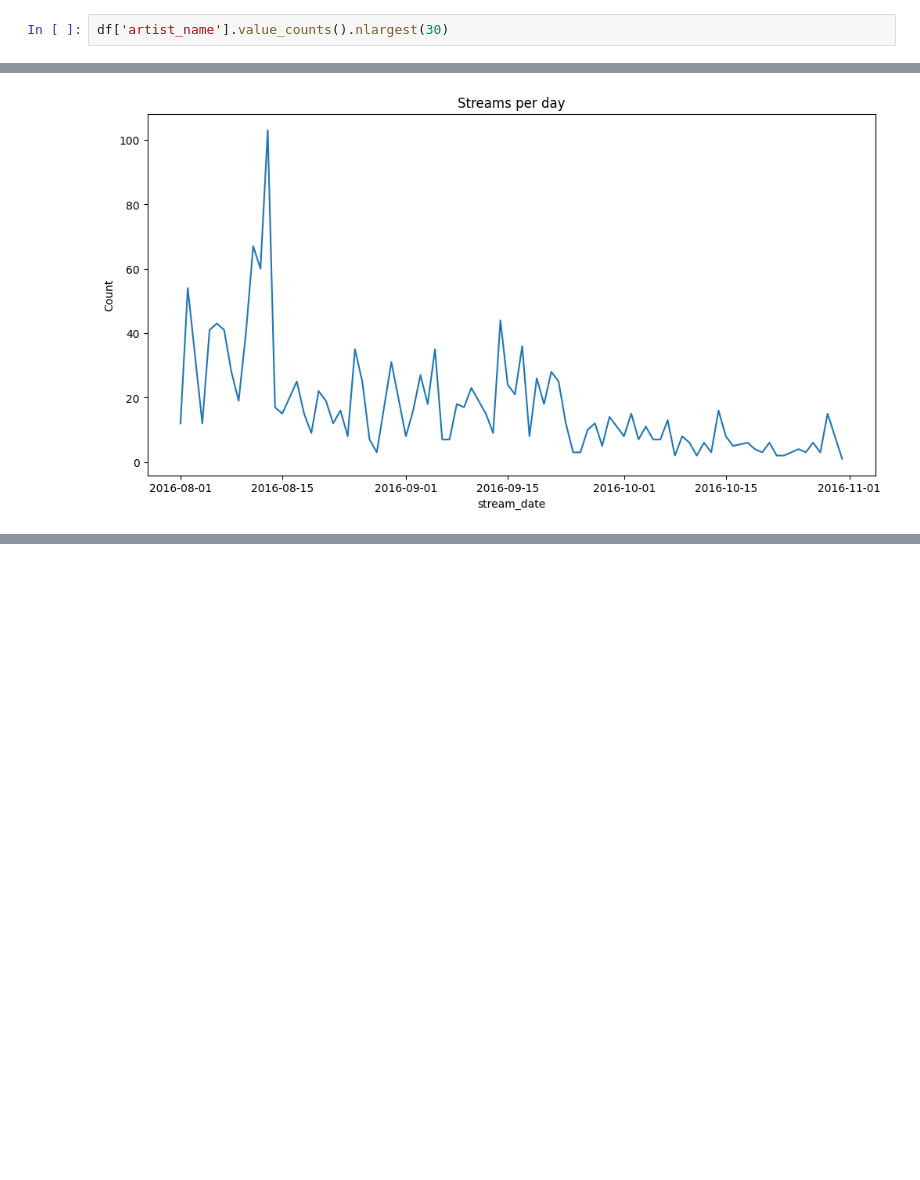
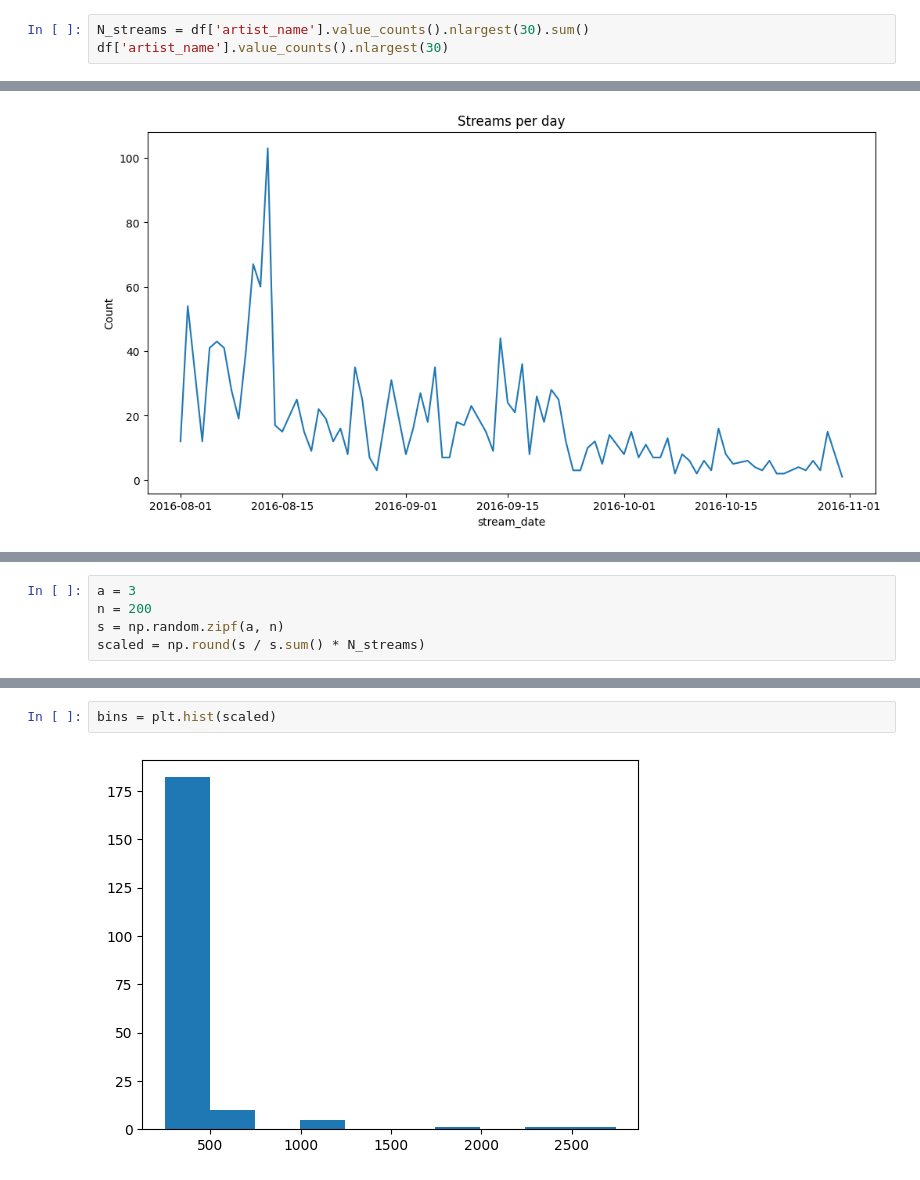
Before and after one commit to evanfrang/streaming_fraud_analysis, a Jupyter notebook: eda.ipynb, the cells around one changed output, grey strips where cells are left out. Drawn from its saved outputs; the diff is of its cells as text; blank space fills up the shorter version.

```diff
--- a/eda.ipynb
+++ b/eda.ipynb
@@ -53,4 +51,5 @@ Chunk data into users and maintain sessions
 # %%
+N_streams = df['artist_name'].value_counts().nlargest(30).sum()
 df['artist_name'].value_counts().nlargest(30)
 # %% [output]
 artist_name
@@ -82,0 +85,5 @@ plt.show()
+# %%
+a = 3
+n = 200
+s = np.random.zipf(a, n)
+scaled = np.round(s / s.sum() * N_streams)
@@ -82,0 +114,4 @@ plt.show()
+# %%
+bins = plt.hist(scaled)
+# %% [output]
+[figure, added]
```
Also changed, not shown: parts of 11 cells of this notebook.
